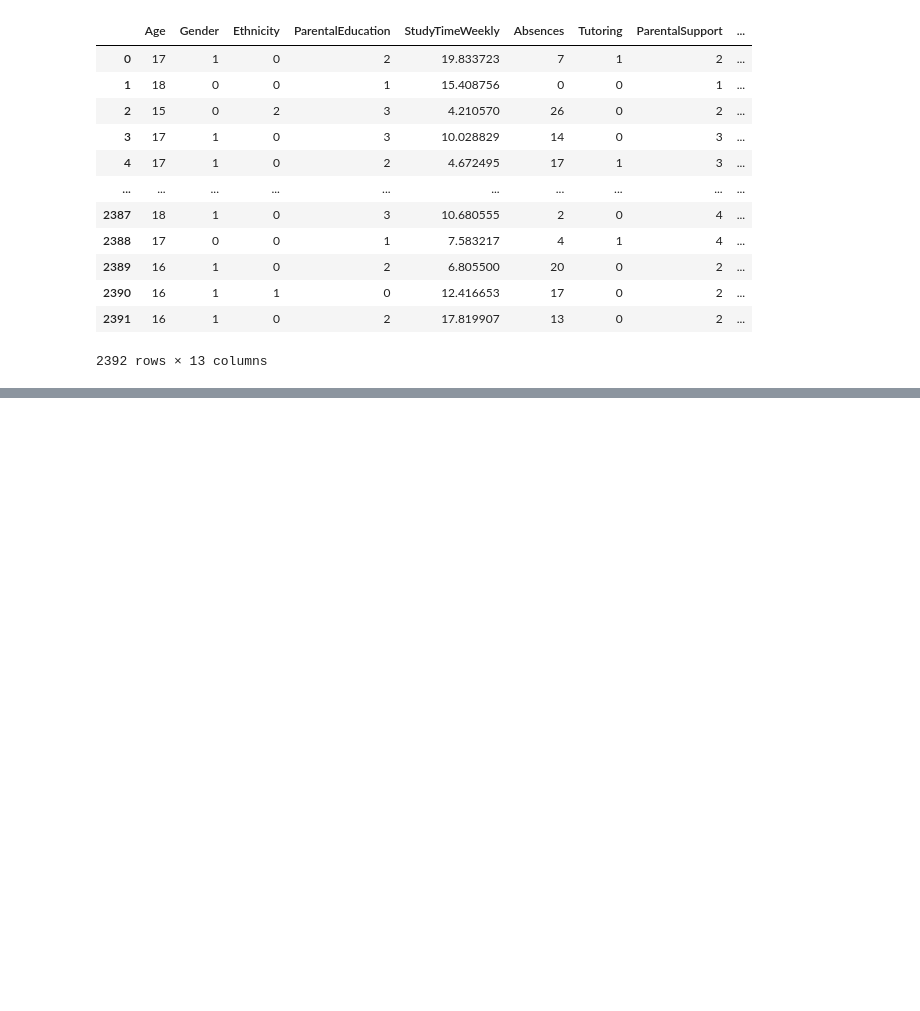
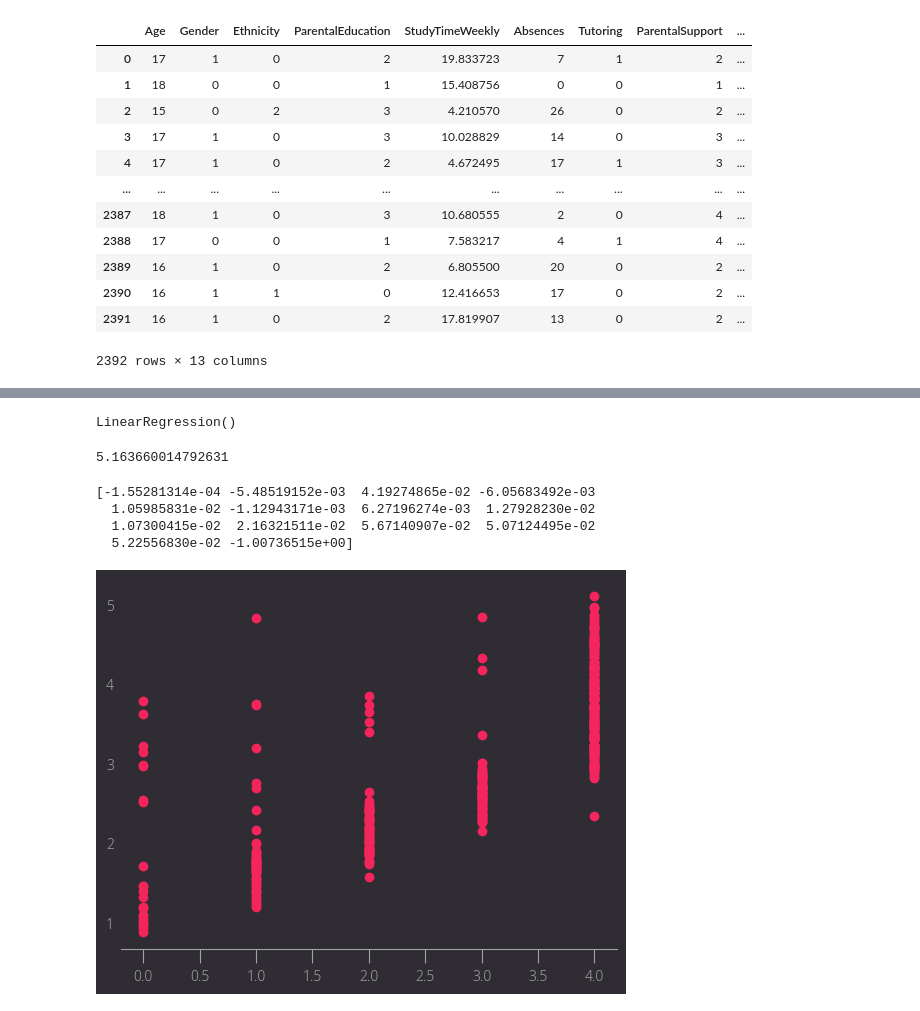
Before and after one commit to TimotheeNkwar/Data-Science-projects, a Jupyter notebook: project 8 Student_performance_prediction/Student_performance.ipynb, the cells around one changed output, grey strips where cells are left out. Cells and saved outputs as stored; diff of their text form; code cells hidden in the pictures; blank space fills up the shorter version.

```diff
--- a/project 8 Student_performance_prediction/Student_performance.ipynb
+++ b/project 8 Student_performance_prediction/Student_performance.ipynb
@@ -77,0 +134,29 @@ features
+# %%
+y = data["GradeClass"]
+# %%
+from sklearn.model_selection import train_test_split
+X_train , X_test , y_train ,y_test = train_test_split(X,y,test_size=0.2,random_state=101)
+# %%
+from sklearn.linear_model import LinearRegression
+lm = LinearRegression()
+lm.fit(X_train,y_train)
+# %% [output]
+LinearRegression()
+# %%
+print(lm.intercept_)
+# %% [output]
+5.163660014792631
+# %%
+print(lm.coef_)
+# %% [output]
+[-1.55281314e-04 -5.48519152e-03  4.19274865e-02 -6.05683492e-03
+  1.05985831e-02 -1.12943171e-03  6.27196274e-03  1.27928230e-02
+  1.07300415e-02  2.16321511e-02  5.67140907e-02  5.07124495e-02
+  5.22556830e-02 -1.00736515e+00]
+# %%
+pred = lm.predict(X_test)
+# %%
+plt.scatter(y_test,pred)
+plt.show()
+# %% [output]
+[figure, added]
```
Also changed, not shown: parts of 16 cells of this notebook, 2 other files.
